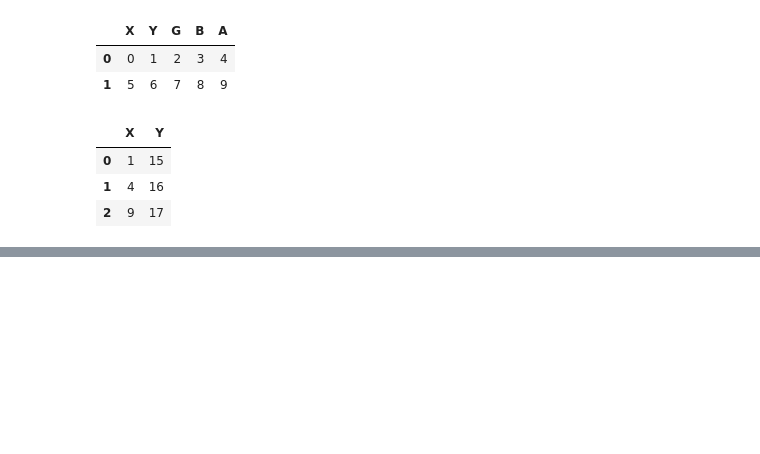
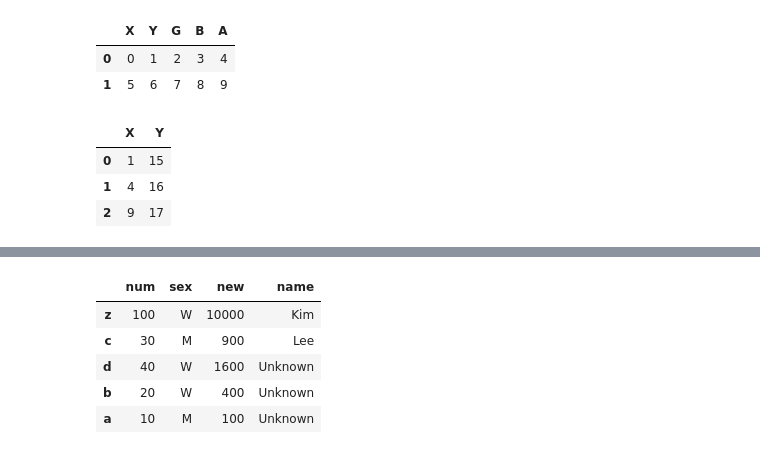
Before and after one commit to Notepad96/Data-Analysis, a Jupyter notebook: pandas/pandas1.ipynb, the cells around one changed output, grey strips where cells are left out. Cells and saved outputs as stored; diff of their text form; code cells hidden in the pictures; blank space fills up the shorter version.

```diff
--- a/pandas/pandas1.ipynb
+++ b/pandas/pandas1.ipynb
@@ -250,0 +261,9 @@ D
+# %%
+arr3.sort_values(['name', 'new'], ascending=[True, False])  # 내림차순 정렬
+# %% [output]
+|  | num | sex | new | name |
+| z | 100 | W | 10000 | Kim |
+| c | 30 | M | 900 | Lee |
+| d | 40 | W | 1600 | Unknown |
+| b | 20 | W | 400 | Unknown |
+| a | 10 | M | 100 | Unknown |
```
Also changed, not shown: parts of 4 cells of this notebook.
